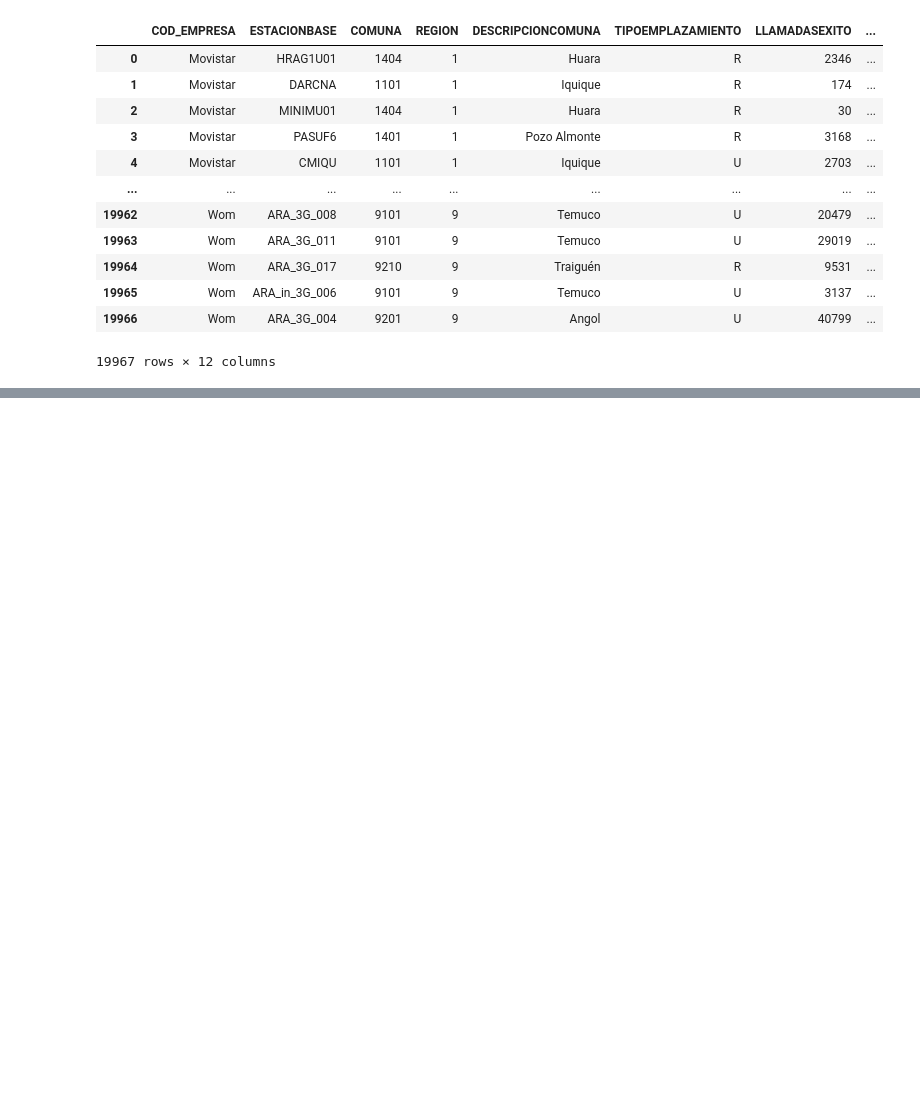
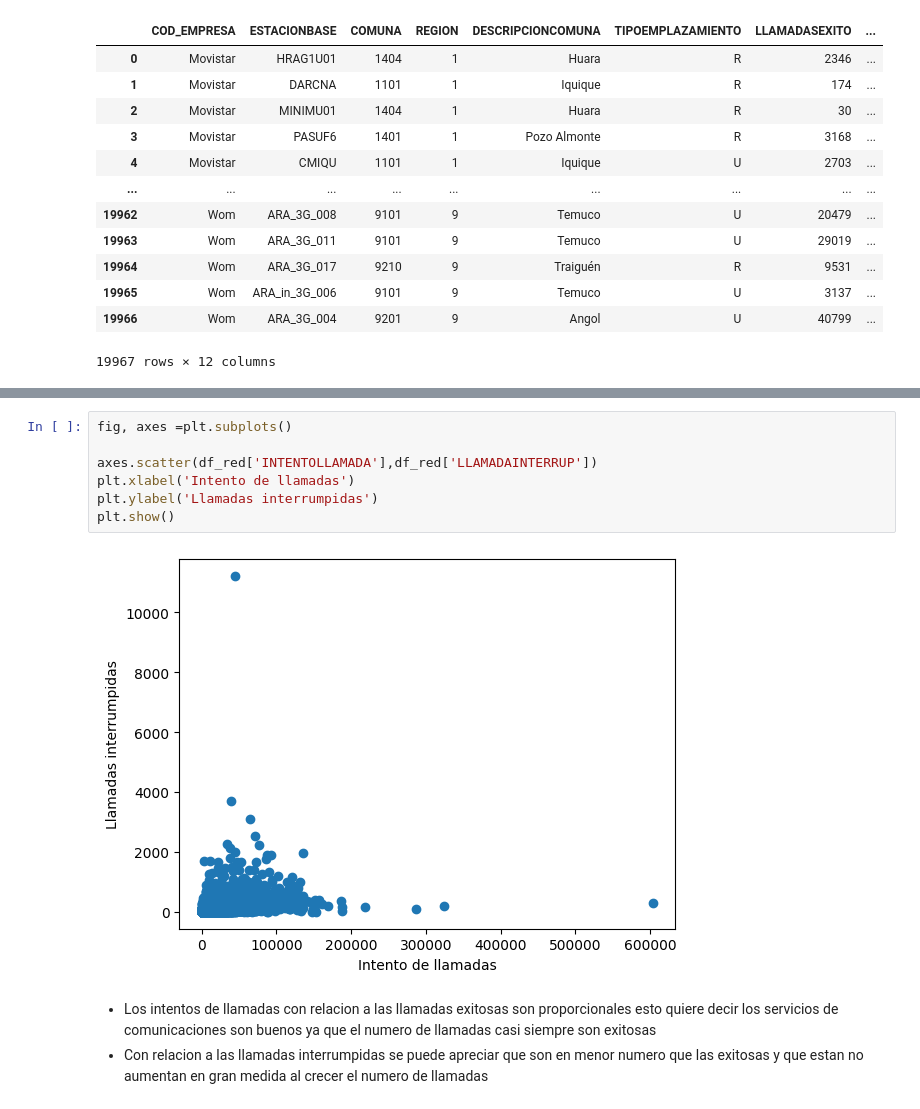
Before and after one commit to Branlut/Calidad-red-movil-chile, a Jupyter notebook: analisis_calidad_red_movil.ipynb, the cells around one changed output, grey strips where cells are left out. Saved outputs shown, nothing was run; the diff lists cells and outputs as text; blank space fills up the shorter version.

```diff
--- a/analisis_calidad_red_movil.ipynb
+++ b/analisis_calidad_red_movil.ipynb
@@ -193,0 +147,12 @@ df_llamada_interrumpida
+# %%
+fig, axes =plt.subplots()
+
+axes.scatter(df_red['INTENTOLLAMADA'],df_red['LLAMADAINTERRUP'])
+plt.xlabel('Intento de llamadas')
+plt.ylabel('Llamadas interrumpidas')
+plt.show()
+# %% [output]
+[figure, added]
+# %% [markdown]
+- Los intentos de llamadas  con relacion a las llamadas exitosas son proporcionales esto quiere decir los servicios de comunicaciones son buenos ya que el numero de llamadas casi siempre son exitosas
+- Con relacion a las llamadas interrumpidas se puede apreciar que son en menor numero que las exitosas y que estan no aumentan en gran medida al crecer el numero de llamadas
```
Also changed, not shown: parts of 27 cells of this notebook.
